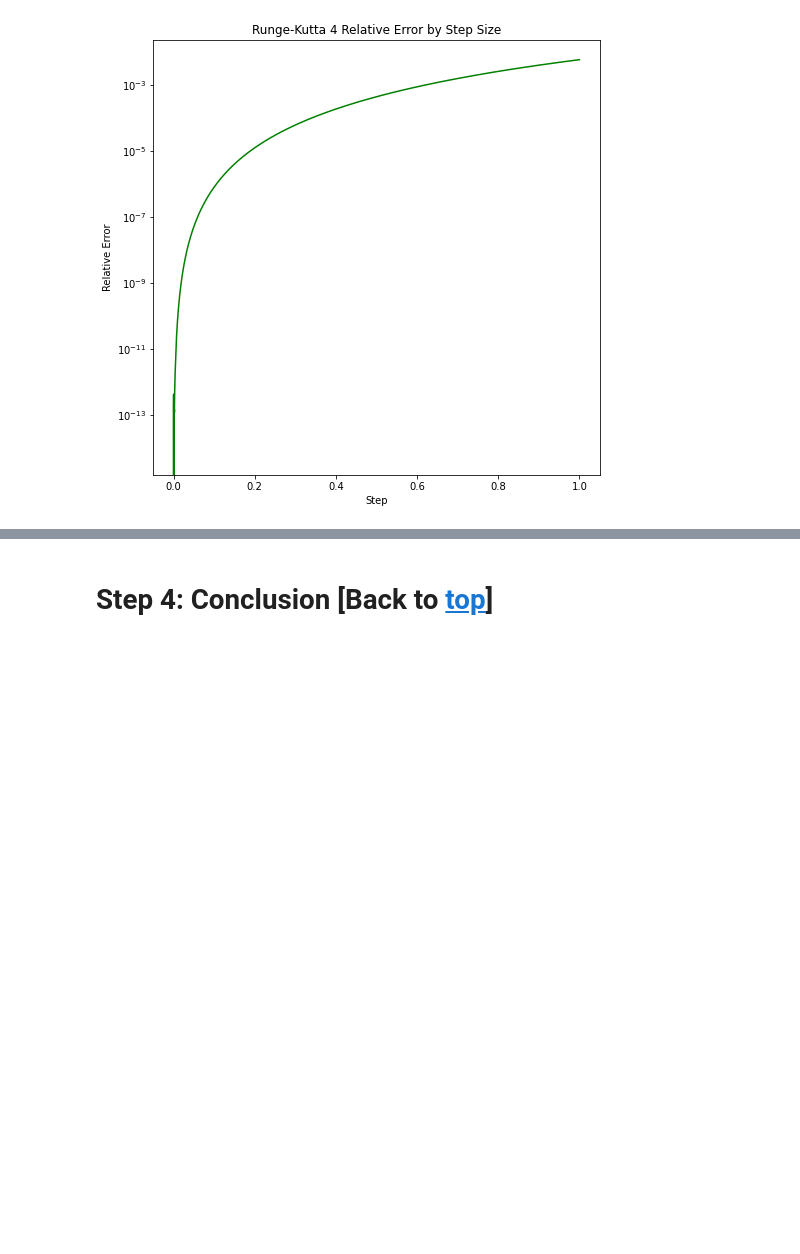
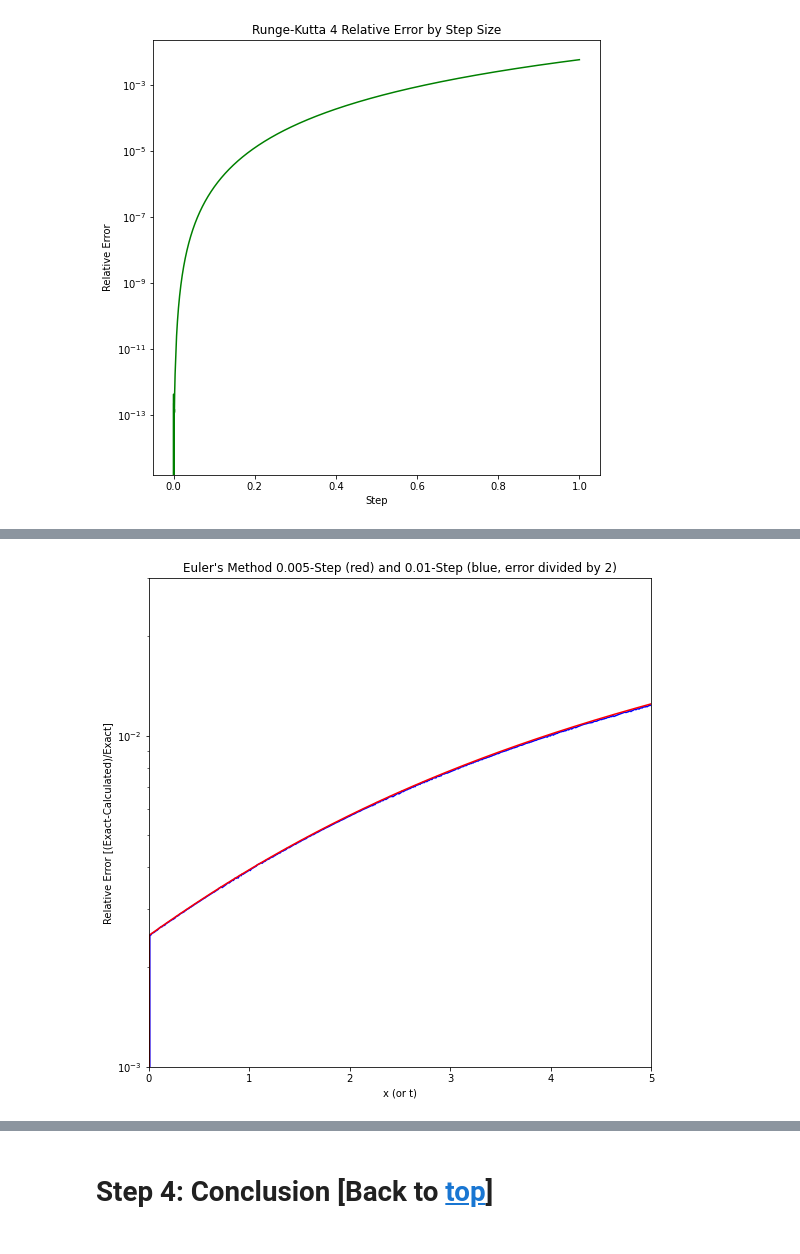
Before and after one commit to GMBlackjack/Quicksave, a Jupyter notebook: JUPYTER FILEZ/Misc/ODESolver.ipynb, the cells around one changed output, grey strips where cells are left out. Cells and saved outputs as stored; diff of their text form; code cells hidden in the pictures; blank space fills up the shorter version.

```diff
--- a/JUPYTER FILEZ/Misc/ODESolver.ipynb
+++ b/JUPYTER FILEZ/Misc/ODESolver.ipynb
@@ -736,0 +813,39 @@ Which notably does approach the expected precision, 1e15.
+# %%
+#plotting code adapated from NRPy "Solving the Scalar Wave Equation"
+import matplotlib.pyplot as plt
+
+positionList = []
+positionList2 = []
+error1List = []
+error2List = []
+i = 0
+
+# csv file interface from https://www.dataquest.io/blog/read-file-python/
+import csv
+with open('ODESolverData1.csv') as f: # this file was added manually to the folder, it was created from an Excel document.
+    reader = csv.reader(f, delimiter=',')
+    for row in reader:
+        positionList.append(float(row[1]))
+        error1List.append((float(row[7])/(float(row[3])+0.000000000000001))/2.0)
+
+with open('ODEDatafile3.csv') as f: # this file was added manually to the folder, it was created from an Excel document.
+    reader = csv.reader(f, delimiter=',')
+    for row in reader:
+        positionList2.append(float(row[1]))
+        error2List.append(float(row[7])/(float(row[3])+0.000000000000001))
+
+fig, ax = plt.subplots()
+ax.set_xlabel('x (or t)')
+ax.set_ylabel('Relative Error [(Exact-Calculated)/Exact]')
+ax.set_title('Euler\'s Method 0.005-Step (red) and 0.01-Step (blue, error divided by 2)')
+ax.plot(positionList, error1List, color='b')
+ax.plot(positionList2, error2List, color='r')
+# https://stackoverflow.com/questions/332289/how-do-i-change-the-size-of-figures-drawn-with-matplotlib
+# setting size was annoying.
+plt.xlim(0,5)
+ax.set_yscale("log") #found in matplotlib's documentation.
+plt.ylim(0.001,0.03)
+fig.set_size_inches(9,9)
+fig.title = 'Title'
+# %% [output]
+[figure, added]
```
Also changed, not shown: parts of 10 cells of this notebook, 4 other files.
